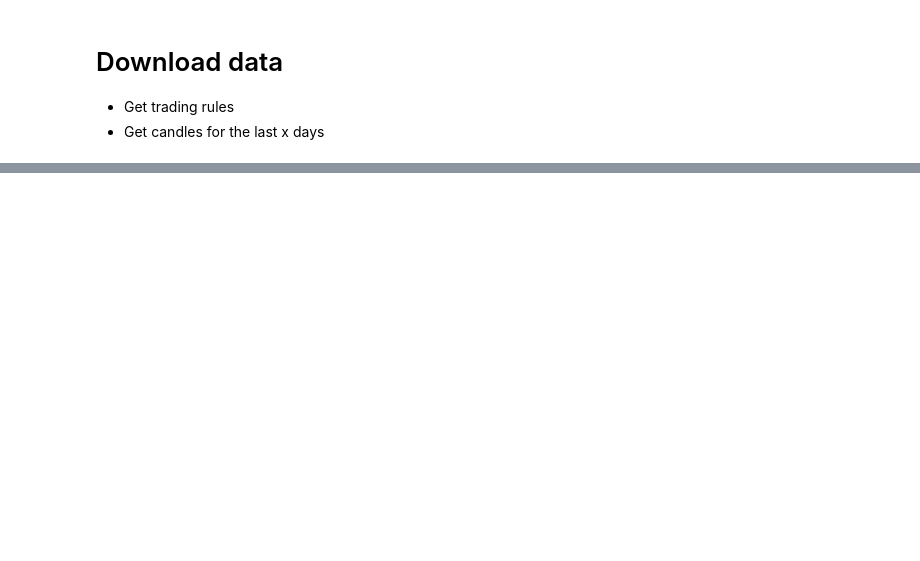
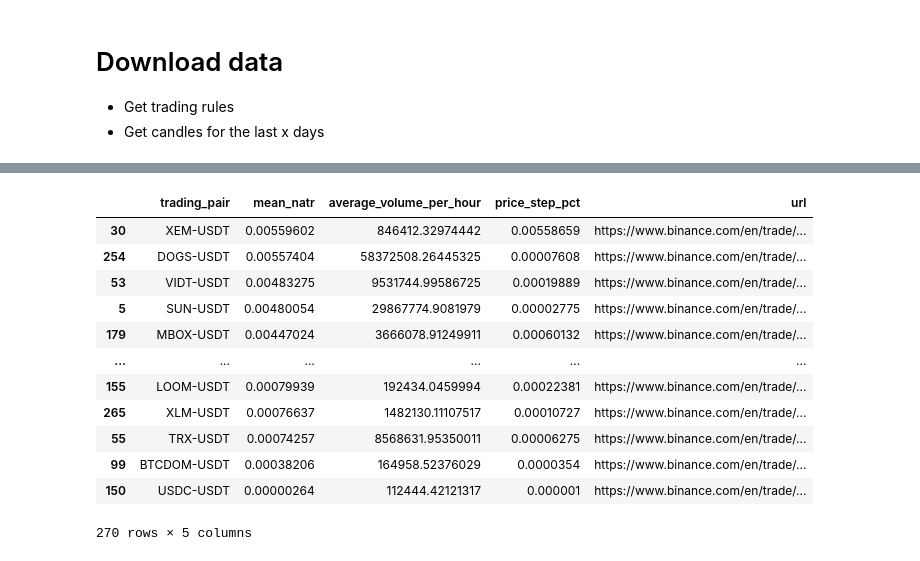
Before and after one commit to hummingbot/quants-lab, a Jupyter notebook: research_notebooks/xtreet_bb/1_market_analyzer.ipynb, the cells around one changed output, grey strips where cells are left out. Drawn from its saved outputs; the diff is of its cells as text; code cells hidden in the pictures; blank space fills up the shorter version.

```diff
--- a/research_notebooks/xtreet_bb/1_market_analyzer.ipynb
+++ b/research_notebooks/xtreet_bb/1_market_analyzer.ipynb
@@ -16,33 +17,37 @@ clob = CLOBDataSource()
 # Screener parameters
 CONNECTOR_NAME = "binance_perpetual"
 INTERVALS = ["1m"]
-DAYS = 15
-FETCH_CANDLES = False
+DAYS = 7
+FETCH_CANDLES = True
 BATCH_CANDLES_REQUEST = 15
 SLEEP_REQUEST = 60.0
-VOLUME_THRESHOLD = 0.3
-VOLATILITY_THRESHOLD = 0.4
-MIN_NOTION_SIZE = 5
-MAX_PRICE_STEP = 0.001
+VOLUME_THRESHOLD = 0.3  # From percentile VOLUME_THRESHOLD to 1
+VOLATILITY_THRESHOLD = 0.4  # From percentile VOLATILITY_THRESHOLD to 1
+
+# Trading Rules Filter
 QUOTE_ASSET = "USDT"
-VOLATILITY_WINDOW = 60
-VOLUME_SHORT_WINDOW = 20
-VOLUME_LONG_WINDOW = 100
+MIN_NOTIONAL_SIZE = 5  # In USDT
+MAX_PRICE_STEP = 0.001  # Min price step in % (tick size)
+
+VOLATILITY_WINDOW = 60  # In bars
+VOLUME_FAST_WINDOW = 20  # No se usa
+VOLUME_SLOW_WINDOW = 100  # No se usa
 
 # Config generation
-TOTAL_AMOUNT = 3000  # General total amount for all markets
+TOTAL_AMOUNT = 300  # General total amount for all markets
 ACTIVATION_BOUNDS = 0.002  # Input activation bounds
 MAX_EXECUTORS_PER_SIDE = 1  # Maximum number of executors per side
 COOLDOWN_TIME = 0
 LEVERAGE = 20 # Should be for each trading pair
-TIME_LIMIT = 60 * 60 * 8
-BOLLINGER_LENGTHS = [50, 100]
-BOLLINGER_STDS = [1.5, 2.5]
+TIME_LIMIT = 60 * 60 * 24
+BOLLINGER_LENGTHS = [50, 100, 200]
+BOLLINGER_STDS = [1.4, 1.8, 2.2]
 SL_STD_MULTIPLIER = 2
+TS_DELTA_MULTIPLIER = 0.2
 
 # Config filtering
 MIN_DISTANCE_BETWEEN_ORDERS = 0.01
-MAX_TP_SL_RATIO = 0.5
+MAX_TS_SL_RATIO = 0.5
 # %% [markdown]
 # Download data
 - Get trading rules
@@ -50,7 +55,7 @@ MAX_TP_SL_RATIO = 0.5
 # %%
 trading_rules = await clob.get_trading_rules(CONNECTOR_NAME)
 trading_pairs = trading_rules.filter_by_quote_asset(QUOTE_ASSET)\
-    .filter_by_min_notional_size(Decimal(MIN_NOTION_SIZE))\
+    .filter_by_min_notional_size(Decimal(MIN_NOTIONAL_SIZE))\
     .get_all_trading_pairs()
 
 if FETCH_CANDLES:
@@ -86,13 +200,29 @@ candles = [value for key, value in clob.candles_cache.items() if key[2] in INTER
 # %%
-from features.candles.volume import VolumeConfig
+from core.features.candles.volume import VolumeConfig
 from research_notebooks.xtreet_bb.utils import generate_screener_report
 
 screner_report = generate_screener_report(
     candles=candles,
     trading_rules=trading_rules,
     volatility_config=VolatilityConfig(window=VOLATILITY_WINDOW),
-    volume_config=VolumeConfig(short_window=VOLUME_SHORT_WINDOW, long_window=VOLUME_LONG_WINDOW))
+    volume_config=VolumeConfig(short_window=VOLUME_FAST_WINDOW, long_window=VOLUME_FAST_WINDOW))
+screner_report["url"] = screner_report["trading_pair"].apply(lambda x: f"https://www.binance.com/en/trade/{x}")
+screner_report.sort_values("mean_natr", ascending=False, inplace=True)
 screner_report
+# %% [output]
+|  | trading_pair | mean_natr | average_volume_per_hour | price_step_pct | url |
+| 30 | XEM-USDT | 0.00559602 | 846412.32974442 | 0.00558659 | https://www.binance.com/en/trade/... |
+| 254 | DOGS-USDT | 0.00557404 | 58372508.26445325 | 0.00007608 | https://www.binance.com/en/trade/... |
+| 53 | VIDT-USDT | 0.00483275 | 9531744.99586725 | 0.00019889 | https://www.binance.com/en/trade/... |
+| 5 | SUN-USDT | 0.00480054 | 29867774.9081979 | 0.00002775 | https://www.binance.com/en/trade/... |
+| 179 | MBOX-USDT | 0.00447024 | 3666078.91249911 | 0.00060132 | https://www.binance.com/en/trade/... |
+| ... | ... | ... | ... | ... | ... |
+| 155 | LOOM-USDT | 0.00079939 | 192434.0459994 | 0.00022381 | https://www.binance.com/en/trade/... |
+| 265 | XLM-USDT | 0.00076637 | 1482130.11107517 | 0.00010727 | https://www.binance.com/en/trade/... |
+| 55 | TRX-USDT | 0.00074257 | 8568631.95350011 | 0.00006275 | https://www.binance.com/en/trade/... |
+| 99 | BTCDOM-USDT | 0.00038206 | 164958.52376029 | 0.0000354 | https://www.binance.com/en/trade/... |
+| 150 | USDC-USDT | 0.00000264 | 112444.42121317 | 0.000001 | https://www.binance.com/en/trade/... |
+270 rows × 5 columns
 # %%
 # Calculate the 20th percentile (0.2 quantile) for both columns
 natr_percentile = screner_report['mean_natr'].quantile(VOLATILITY_THRESHOLD)
```
Also changed, not shown: parts of 6 cells of this notebook, 3 other files.
